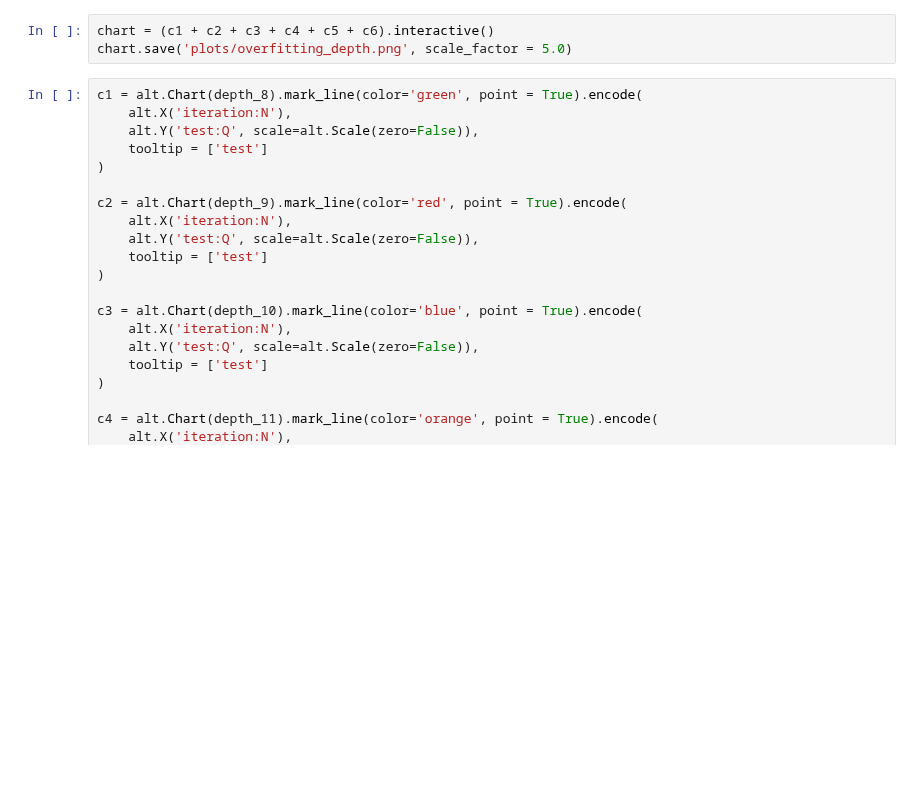
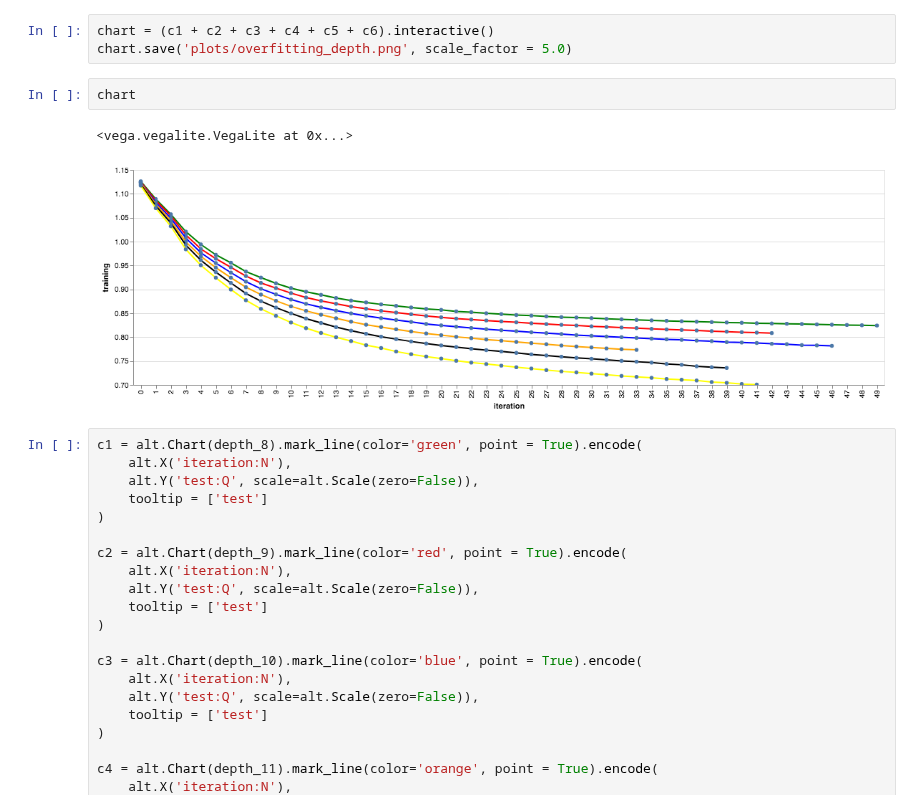
Before and after one commit to sarthakbatragatech/100-Days-of-ML, a Jupyter notebook: Hyperparameter-Tuning/Visualizing-Overfitting.ipynb, the cells around one changed output. Saved outputs shown, nothing was run; the diff lists cells and outputs as text; blank space fills up the shorter version.

```diff
--- a/Hyperparameter-Tuning/Visualizing-Overfitting.ipynb
+++ b/Hyperparameter-Tuning/Visualizing-Overfitting.ipynb
@@ -82,6 +82,11 @@ c6 = alt.Chart(depth_13).mark_line(color='yellow', point = True).encode(
 # %%
 chart = (c1 + c2 + c3 + c4 + c5 + c6).interactive()
 chart.save('plots/overfitting_depth.png', scale_factor = 5.0)
+# %%
+chart
+# %% [output]
+<vega.vegalite.VegaLite at 0x...>
+[figure, added]
 # %%
 c1 = alt.Chart(depth_8).mark_line(color='green', point = True).encode(
     alt.X('iteration:N'),
```
Also changed, not shown: parts of 6 cells of this notebook.
